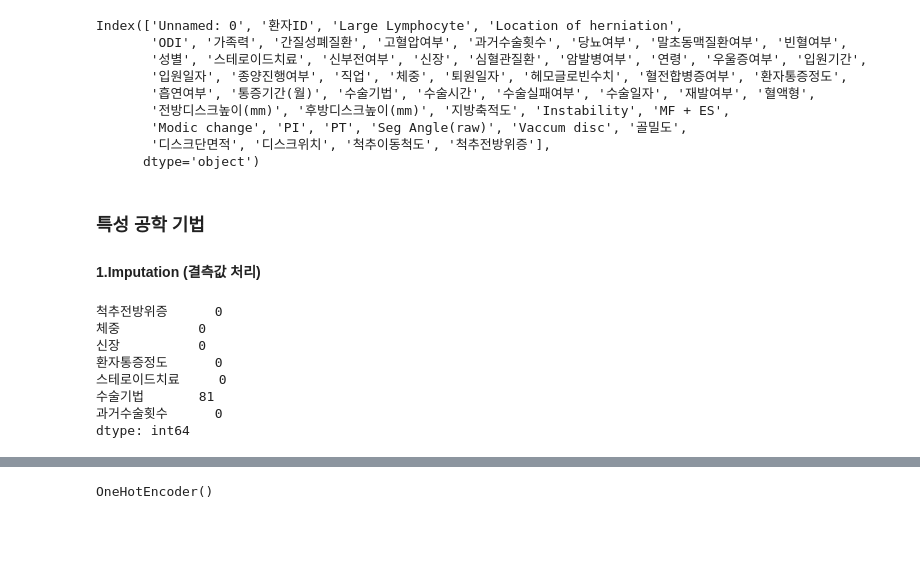
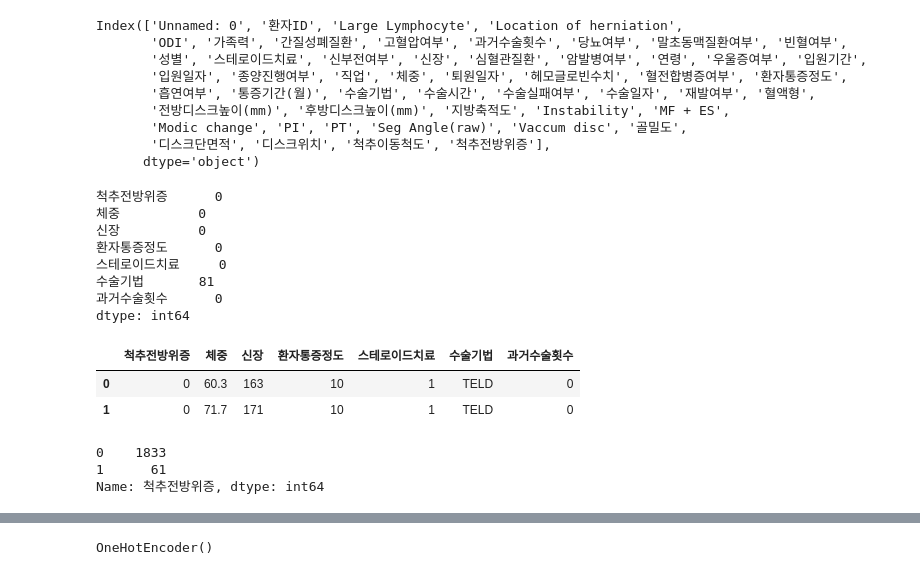
Before and after one commit to araya1203/toys_machinelearning, a Jupyter notebook: codes/RecurrenceOfSurgerypre_preprocessing.ipynb, the cells around one changed output, grey strips where cells are left out. Saved outputs shown, nothing was run; the diff lists cells and outputs as text; code cells hidden in the pictures; blank space fills up the shorter version.

Commit message:
수술기법 함수

```diff
--- a/codes/RecurrenceOfSurgerypre_preprocessing.ipynb
+++ b/codes/RecurrenceOfSurgerypre_preprocessing.ipynb
@@ -58,9 +57,5 @@ Index(['Unnamed: 0', '환자ID', 'Large Lymphocyte', 'Location of herniation',
        'Modic change', 'PI', 'PT', 'Seg Angle(raw)', 'Vaccum disc', '골밀도',
        '디스크단면적', '디스크위치', '척추이동척도', '척추전방위증'],
       dtype='object')
-# %% [markdown]
-### 특성 공학 기법
-
-#### 1.Imputation (결측값 처리)
 # %%
 df_ROS_extract_null = df_ROS[['척추전방위증', '체중', '신장', '환자통증정도', '스테로이드치료', '수술기법', '과거수술횟수']]
@@ -74,3 +69,15 @@ df_ROS_extract_null.isnull().sum()
 수술기법       81
 과거수술횟수      0
 dtype: int64
+# %%
+df_ROS_extract_null[:2]
+# %% [output]
+|  | 척추전방위증 | 체중 | 신장 | 환자통증정도 | 스테로이드치료 | 수술기법 | 과거수술횟수 |
+| 0 | 0 | 60.3 | 163 | 10 | 1 | TELD | 0 |
+| 1 | 0 | 71.7 | 171 | 10 | 1 | TELD | 0 |
+# %%
+df_ROS_extract_null['척추전방위증'].value_counts()
+# %% [output]
+0    1833
+1      61
+Name: 척추전방위증, dtype: int64
```
Also changed, not shown: parts of 49 cells of this notebook.
